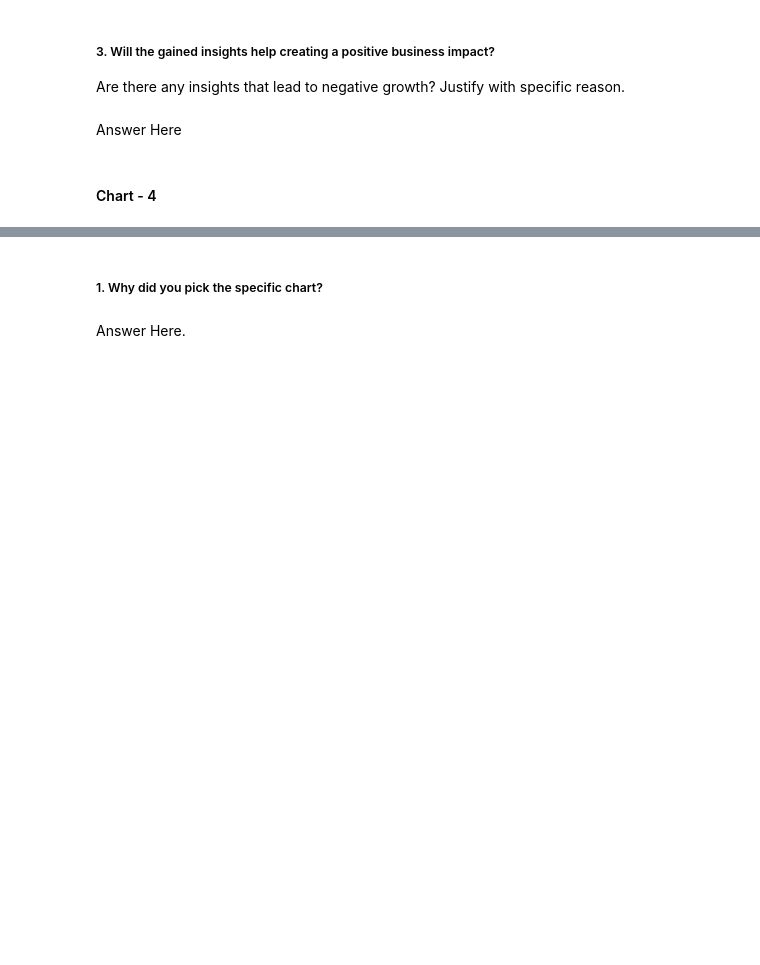
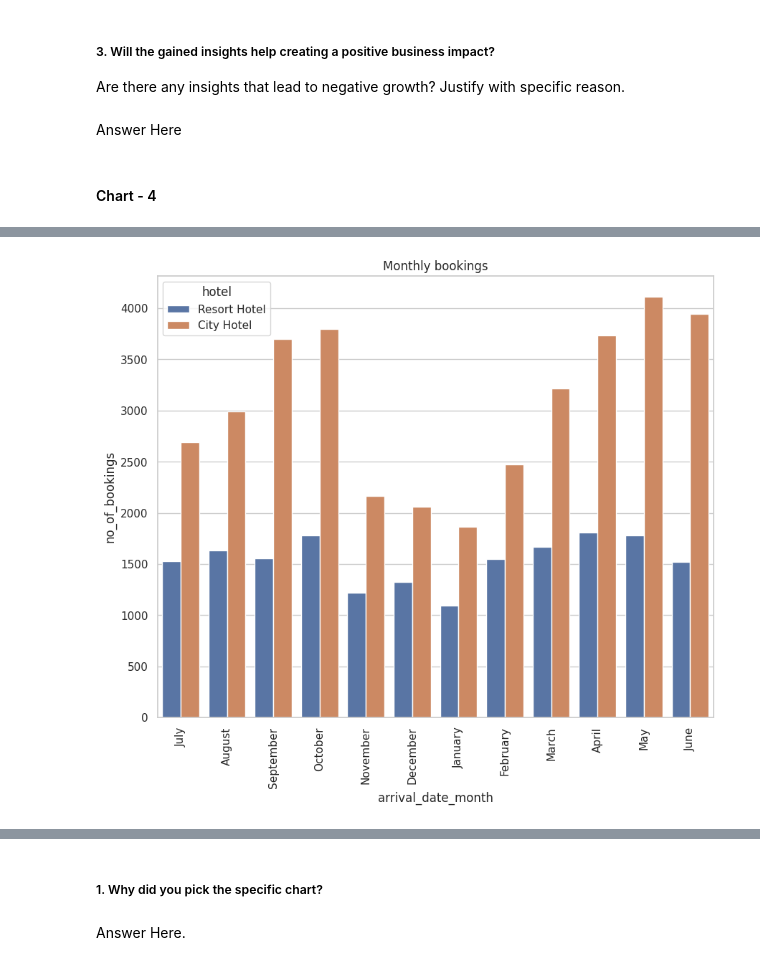
Before and after one commit to amoghsawant17/EDA_Project_Amogh, a Jupyter notebook: EDA_Hotel_Booking_Analysis.ipynb, the cells around one changed output, grey strips where cells are left out. Drawn from its saved outputs; the diff is of its cells as text; code cells hidden in the pictures; blank space fills up the shorter version.

```diff
--- a/EDA_Hotel_Booking_Analysis.ipynb
+++ b/EDA_Hotel_Booking_Analysis.ipynb
@@ -616,0 +682,7 @@ Answer Here
+# %%
+# Chart - 4 visualization code
+df_new_copy= df_new.copy()
+df_new_copy['no_of_bookings']= 1
+df_new_copy.loc[(df_new_copy.arrival_date_month== 'July')| (df_new_copy.arrival_date_month== 'August'),'no_of_bookings']/=3
+df_new_copy.loc[~((df_new_copy.arrival_date_month== 'July')| (df_new_copy.arrival_date_month== 'August')),'no_of_bookings']/=2
+df_new_copy.sample(50)
@@ -616,0 +707,8 @@ Answer Here
+# %%
+month_sorted = ['January','February','March','April','May','June','July','August','September','October','November','December']
+plt.title("Monthly bookings")
+sns.barplot(x= 'arrival_date_month', y= 'no_of_bookings', hue= df_new_copy['hotel'], estimator= sum, data= df_new_copy)
+plt.xticks(rotation = 90)
+plt.show()
+# %% [output]
+[figure, added]
```
Also changed, not shown: parts of 9 cells of this notebook.
